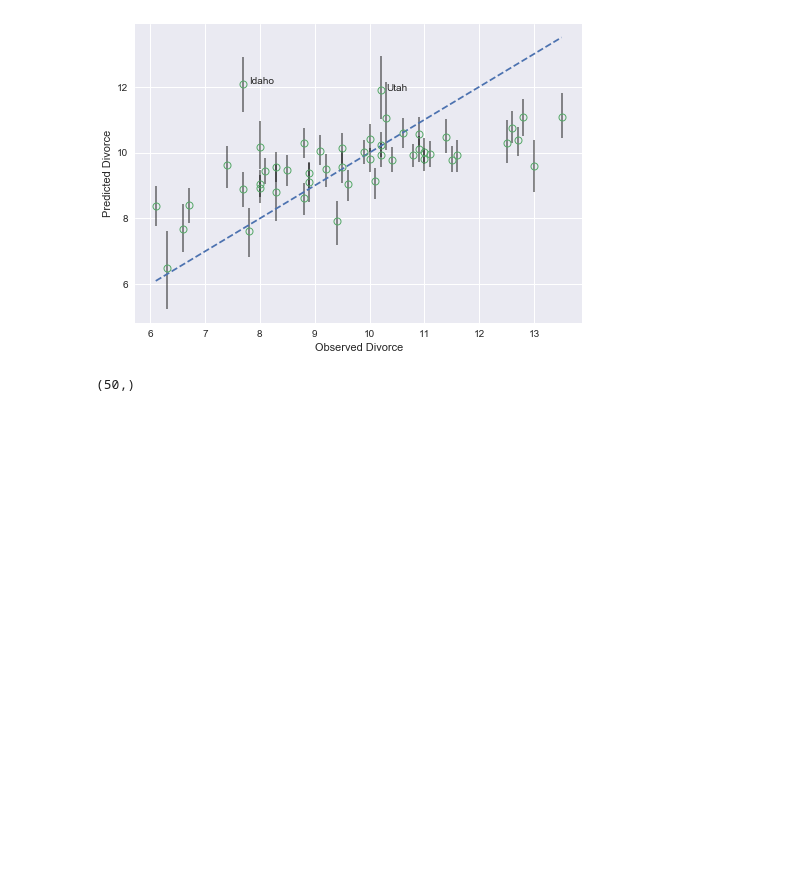
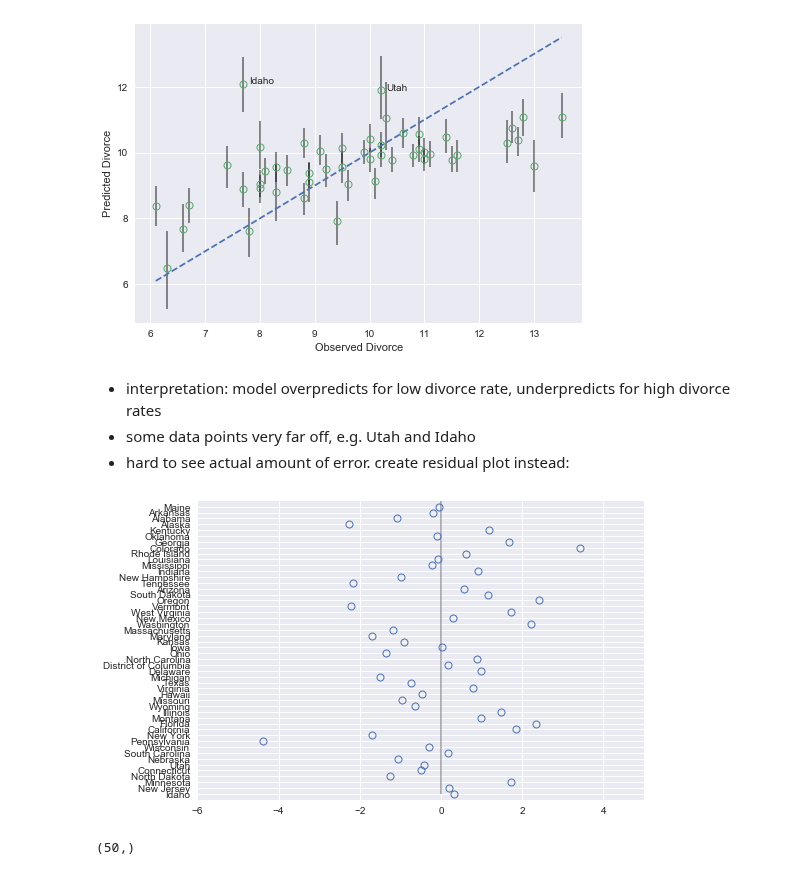
Before and after one commit to nwweber/statistical_rethinking, a Jupyter notebook: chapter_05_multivariate_linear_models.ipynb, the cells around one changed output. Saved outputs shown, nothing was run; the diff lists cells and outputs as text; code cells hidden in the pictures; blank space fills up the shorter version.

```diff
--- a/chapter_05_multivariate_linear_models.ipynb
+++ b/chapter_05_multivariate_linear_models.ipynb
@@ -415,0 +409,31 @@ ax.fill_between(A_seq, y1=R_PI[:, 0], y2=R_PI[:, 1], alpha=0.3);
+# %% [markdown]
+* interpretation: model overpredicts for low divorce rate, underpredicts for high divorce rates
+* some data points very far off, e.g. Utah and Idaho
+* hard to see actual amount of error. create residual plot instead:
+# %%
+# Code 5.14
+
+# compute residuals
+divorce_resid = d.Divorce - mu_mean
+# get ordering by divorce rate
+o = divorce_resid.sort_values().index.values
+# %%
+fig, ax = plt.subplots()
+
+# x axis
+ax.set_xlim(left=-6, right=5)
+
+# y axis
+ax.set_ylim(-1, o.size)
+ax.set_yticks(range(0, o.size));
+ax.set_yticklabels((d.iloc[o].Location.values));
+
+# perfect prediction demarcation
+ax.vlines(x=0, ymin=0, ymax=o.size, alpha=0.3);
+
+# circles
+# TODO: fix the one below, it should create an ordered plot
+# note that y tick lables are indeed ordered correctly
+# ax.plot(divorce_resid, d.iloc[o].index, 'o', fillstyle='none', mew=1);
+# %% [output]
+[figure, added]
```
Also changed, not shown: parts of 2 cells of this notebook.
